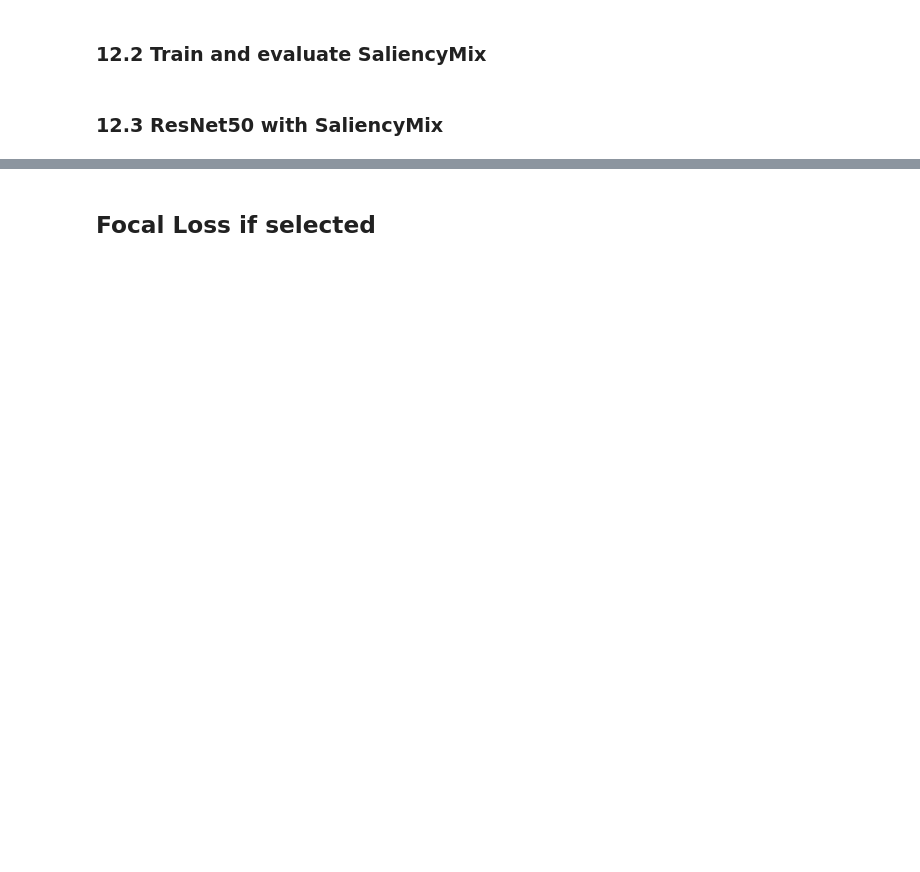
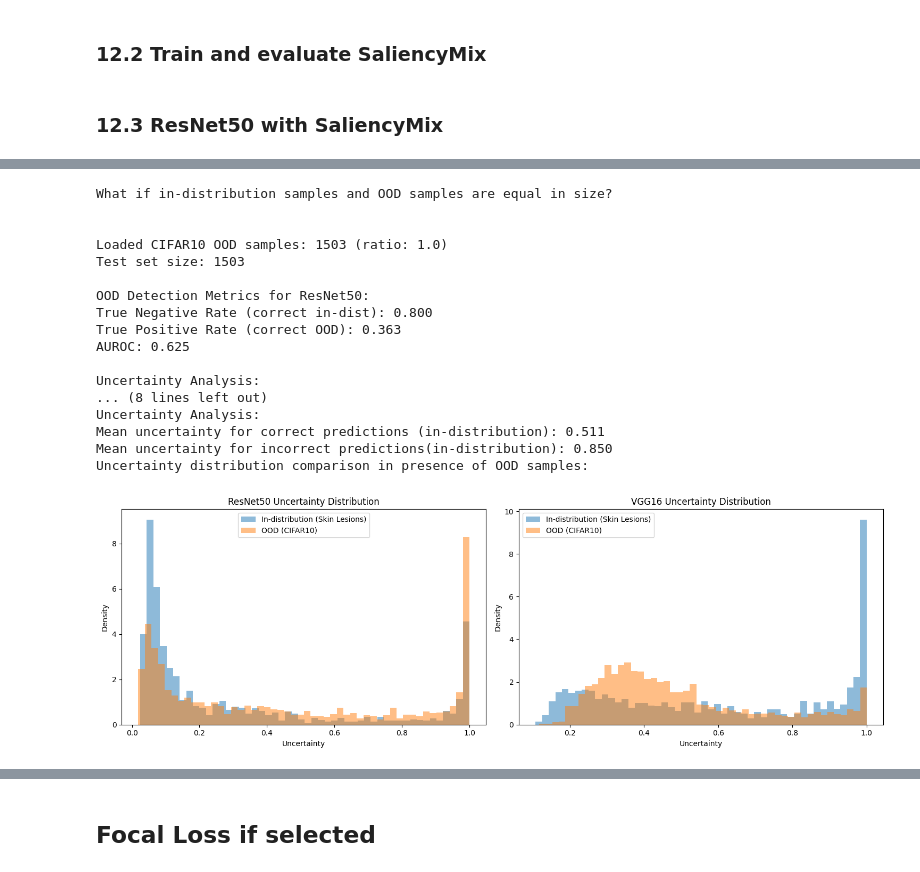
Before and after one commit to Swapnil5101/Aspect-Based-Sentiment-Analysis, a Jupyter notebook: uncertainty-aware-skin-lesion-classification-edl.ipynb, the cells around one changed output, grey strips where cells are left out. Saved outputs shown, nothing was run; the diff lists cells and outputs as text; code cells hidden in the pictures; blank space fills up the shorter version.

```diff
--- a/uncertainty-aware-skin-lesion-classification-edl.ipynb
+++ b/uncertainty-aware-skin-lesion-classification-edl.ipynb
@@ -2463,0 +2599,23 @@ def saliency_bbox(img, lam):
+# %%
+# Execute evaluation with desired ratio
+print("\033[1mWhat if in-distribution samples and OOD samples are equal in size?\033[0m\n")
+models_eval_results_R1 = main_ood_evaluation(ood_ratio=1.0)
+# %% [output]
+What if in-distribution samples and OOD samples are equal in size?
+
+
+Loaded CIFAR10 OOD samples: 1503 (ratio: 1.0)
+Test set size: 1503
+
+OOD Detection Metrics for ResNet50:
+True Negative Rate (correct in-dist): 0.800
+True Positive Rate (correct OOD): 0.363
+AUROC: 0.625
+
+Uncertainty Analysis:
+... (8 lines left out)
+Uncertainty Analysis:
+Mean uncertainty for correct predictions (in-distribution): 0.511
+Mean uncertainty for incorrect predictions(in-distribution): 0.850
+Uncertainty distribution comparison in presence of OOD samples:
+[figure, added]
```
Also changed, not shown: parts of 66 cells of this notebook.
